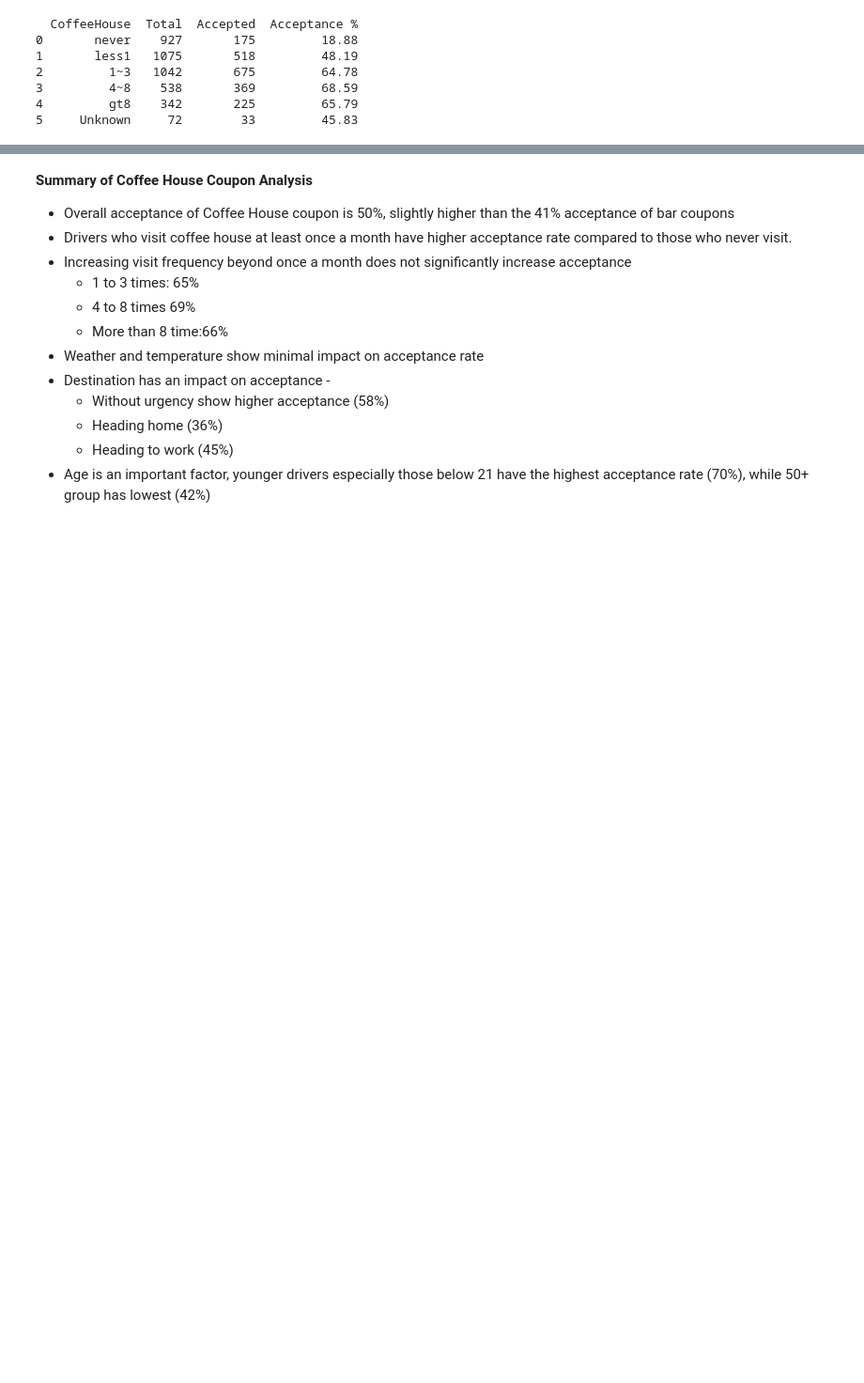
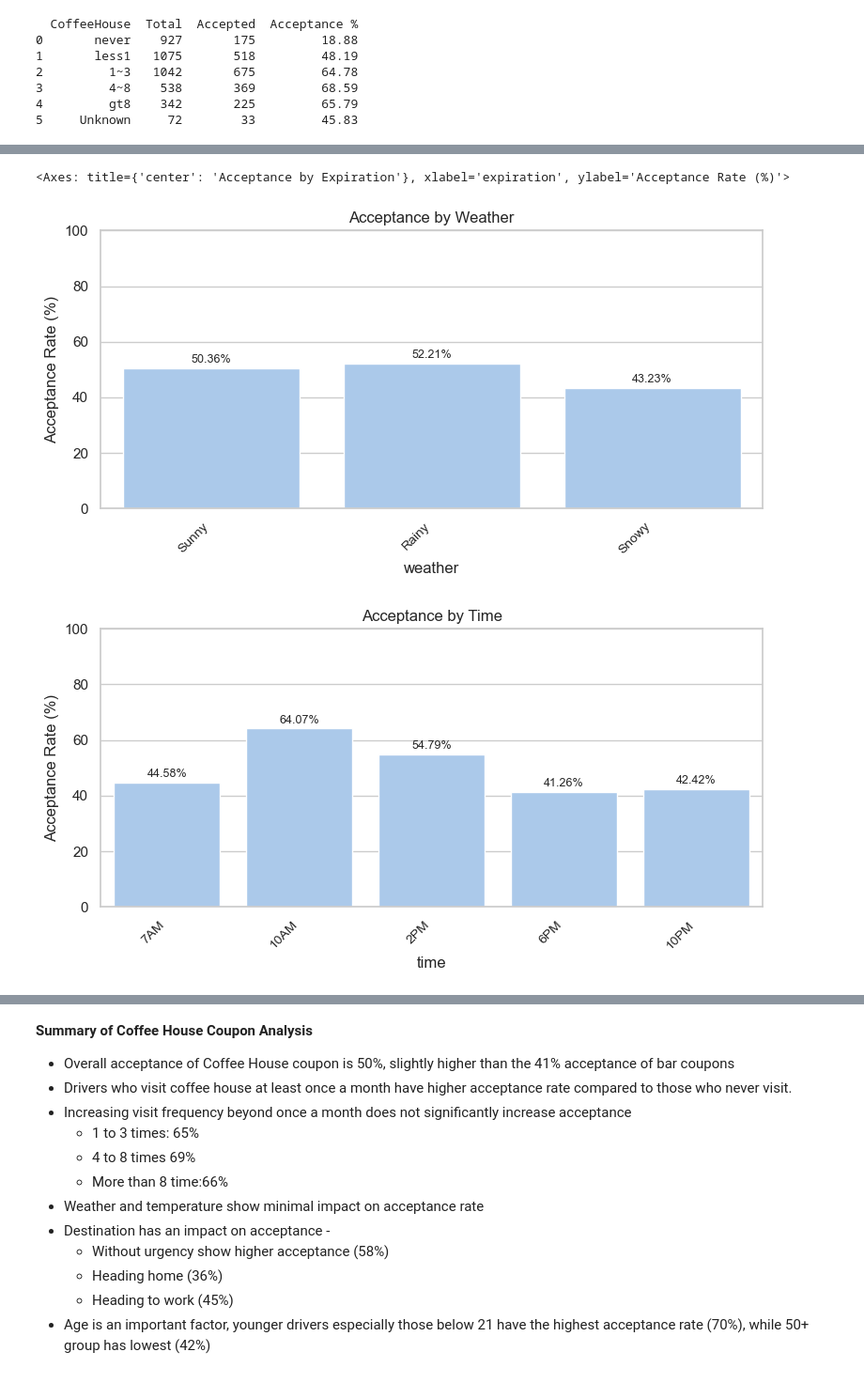
Before and after one commit to aravSpark/berkeley-ml-coupons, a Jupyter notebook: prompt.ipynb, the cells around one changed output, grey strips where cells are left out. Shown: that part at 94% size. Drawn from its saved outputs; the diff is of its cells as text; code cells hidden in the pictures; blank space fills up the shorter version.

```diff
--- a/prompt.ipynb
+++ b/prompt.ipynb
@@ -755,0 +772,33 @@ fig.show()
+# %%
+#fall back to seaborn for rendering
+def seaborn_chart(df, xcol, title, color = sns.color_palette("pastel")[0]):
+
+    plt.figure(figsize=(8,4))
+    ax = sns.barplot(data=df, x=xcol, y='Acceptance %', color=color)
+    for i, row in df.reset_index(drop=True).iterrows():
+        ax.text(i, row['Acceptance %'] + 1, f"{row['Acceptance %']}%", ha='center', va='bottom', fontsize=9)
+    plt.ylim(0, 100)
+    plt.title(title)
+    plt.xlabel(xcol)
+    plt.ylabel('Acceptance Rate (%)')
+    plt.tight_layout()
+
+    plt.xticks(rotation=45, ha='right', fontsize=10)
+
+
+    plt.savefig(f"images/{title}.png", dpi=200, facecolor='white', edgecolor='none')
+    return ax
+
+seaborn_chart(coupon_acceptance_weather, 'weather', 'Acceptance by Weather')
+seaborn_chart(coupon_acceptance_time, 'time', 'Acceptance by Time')
+seaborn_chart(coupon_acceptance_temp, 'temperature', 'Acceptance by Temperature')
+seaborn_chart(coupon_acceptance_income, 'income', 'Acceptance by Income')
+seaborn_chart(coupon_acceptance_age, 'age',  'Acceptance by Age')
+seaborn_chart(coupon_acceptance_gender, 'gender', 'Acceptance by Gender')
+seaborn_chart(coupon_acceptance_destination, 'destination', 'Acceptance by Destination')
+seaborn_chart(coupon_acceptance_direction, 'direction_same', 'Acceptance by Direction')
+seaborn_chart(coupon_acceptance_expiration, 'expiration', 'Acceptance by Expiration')
+# %% [output]
+<Axes: title={'center': 'Acceptance by Expiration'}, xlabel='expiration', ylabel='Acceptance Rate (%)'>
+[figure, added]
+[figure, added]
```
Also changed, not shown: parts of 10 cells of this notebook.
